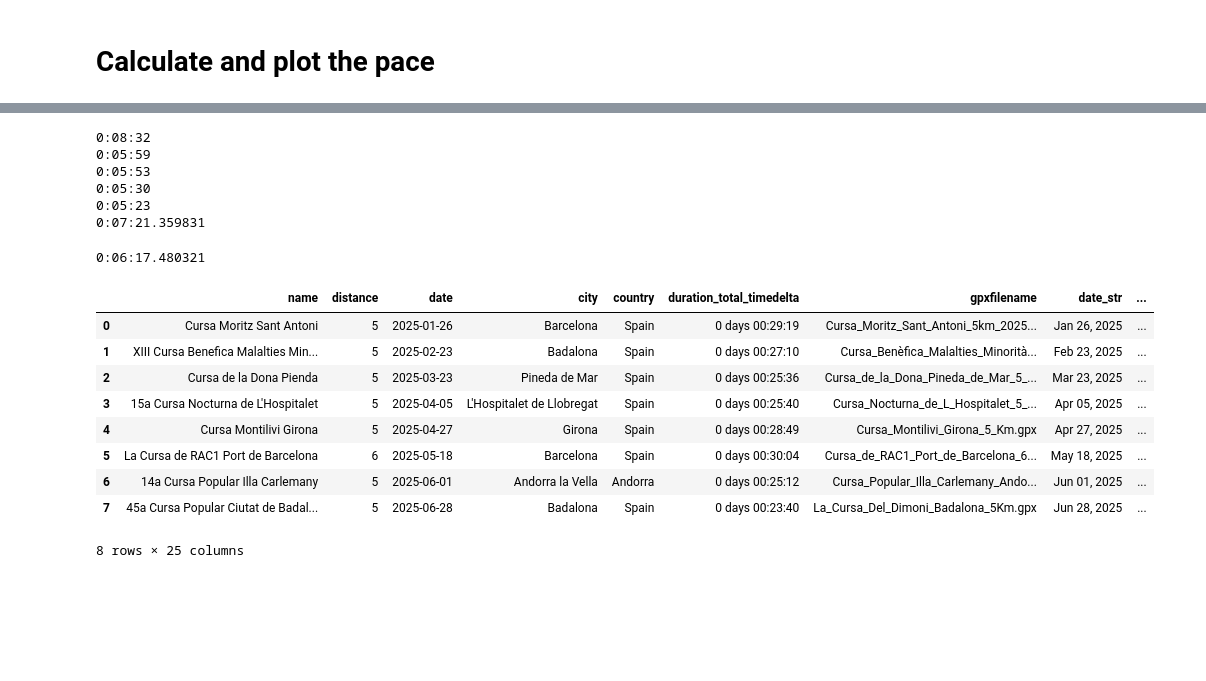
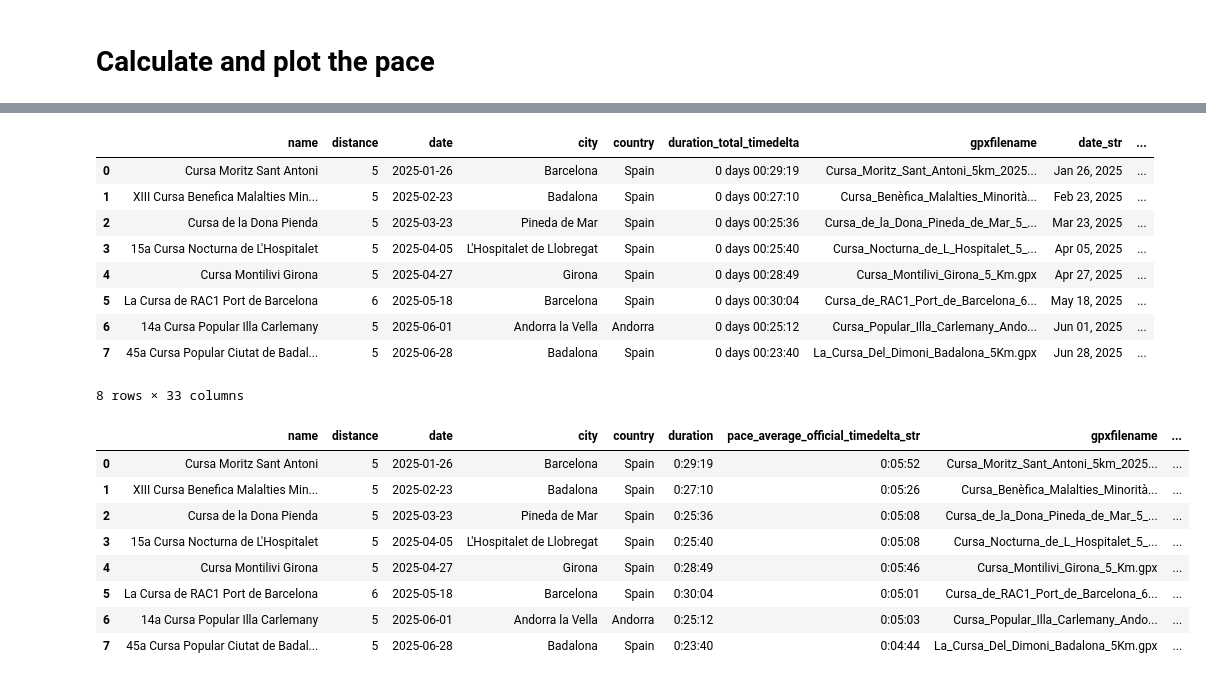
Before and after one commit to alexandru-cohal/RaceResultsVisualizer, a Jupyter notebook: data_analysis.ipynb, the cells around one changed output, grey strips where cells are left out. Saved outputs shown, nothing was run; the diff lists cells and outputs as text; code cells hidden in the pictures; blank space fills up the shorter version.

Commit message:
Process the average official pace from the .CSV file. Add to the pace plot horizontal lines for marking the average calculated time and the average official time. Update the Jupyter Notebook.

```diff
--- a/data_analysis.ipynb
+++ b/data_analysis.ipynb
@@ -211,41 +186,13 @@ sum(rhytm) / len(rhytm)
-# %%
-dist_total = 0
-timediff_total_total = 0
-timediff_total = 0
-
-for idx in range(1, len(lat)):
-    # Point0: lat[idx - 1], lon[idx - 1], time[idx - 1]
-    # Point1: lat[idx], lon[idx], time[idx]
-    dist = haversine.haversine((lat[idx - 1], lon[idx - 1]), (lat[idx], lon[idx]))
-    timediff = time[idx] - time[idx - 1]
-
-    dist_total_total += dist
-    timediff_total_total += timediff.seconds
-    dist_total += dist
-    timediff_total += timediff.seconds
-
-    if dist_total > 1:
-        print(timedelta(seconds=timediff_total))
-        dist_total = 0
-        timediff_total = 0
-print(timedelta(seconds=timediff_total / dist_total))
-# %% [output]
-0:08:32
-0:05:59
-0:05:53
-0:05:30
-0:05:23
-0:07:21.359831
-# %%
-print(timedelta(seconds=timediff_total_total / dist_total_total))
-# %% [output]
-0:06:17.480321
 # %%
 import math
 
 df["pace_sec"] = None
 df["pace_timedelta"] = None
 df["pace_timedelta_str"] = None
+df["pace_dist_km"] = None
+df["pace_average_calc_sec"] = None
+df["pace_average_calc_timedelta"] = None
+df["pace_average_calc_timedelta_str"] = None
 
 for idx_row, row in df.iterrows():
     dist_accum_km = row["route_points_dist_accum_km"]
@@ -254,6 +201,7 @@ for idx_row, row in df.iterrows():
     pace_sec = []
     pace_timedelta = []
     pace_timedelta_str = []
+    pace_dist_km = []
     last_km_mark = (None, None, None) # (km_mark, distance, time)
 
     for idx_step, step in enumerate(dist_accum_km):
@@ -265,15 +213,23 @@ for idx_row, row in df.iterrows():
                 pace_sec.append(int(duration_diff / dist_diff))
                 pace_timedelta.append(timedelta(seconds=pace_sec[-1]))
                 pace_timedelta_str.append(datetime.strftime(datetime(2025, 1, 1) + pace_timedelta[-1], "%H:%M:%S"))
+                pace_dist_km.append(dist_diff)
             last_km_mark = (km_current, step, duration_accum_sec[idx_step])
 
     duration_diff = duration_accum_sec[-1] - last_km_mark[2]
     dist_diff = dist_accum_km[-1] - last_km_mark[1]
     pace_sec.append(int(duration_diff / dist_diff))
+    pace_dist.append(dist_diff)
 
     df.at[idx_row, "pace_sec"] = np.array(pace_sec)
     df.at[idx_row, "pace_timedelta"] = np.array(pace_timedelta)
     df.at[idx_row, "pace_timedelta_str"] = np.array(pace_timedelta_str)
+    df.at[idx_row, "pace_dist_km"] = np.array(pace_dist_km)
+
+    pace_average = duration_accum_sec[-1] / dist_accum_km[-1]
+    df.at[idx_row, "pace_average_calc_sec"] = int(pace_average)
+    df.at[idx_row, "pace_average_calc_timedelta"] = timedelta(seconds=int(pace_average))
+    df.at[idx_row, "pace_average_calc_timedelta_str"] = datetime.strftime(datetime(2025, 1, 1) + timedelta(seconds=int(pace_average)), "%H:%M:%S")
 # %%
 df
 # %% [output]
@@ -286,4 +242,27 @@ df
 | 5 | La Cursa de RAC1 Port de Barcelona | 6 | 2025-05-18 | Barcelona | Spain | 0 days 00:30:04 | Cursa_de_RAC1_Port_de_Barcelona_6... | May 18, 2025 | ... |
 | 6 | 14a Cursa Popular Illa Carlemany | 5 | 2025-06-01 | Andorra la Vella | Andorra | 0 days 00:25:12 | Cursa_Popular_Illa_Carlemany_Ando... | Jun 01, 2025 | ... |
 | 7 | 45a Cursa Popular Ciutat de Badal... | 5 | 2025-06-28 | Badalona | Spain | 0 days 00:23:40 | La_Cursa_Del_Dimoni_Badalona_5Km.gpx | Jun 28, 2025 | ... |
-8 rows × 25 columns
+8 rows × 33 columns
+# %%
+def from_str_to_timedelta_pace(row):
+    duration = datetime.strptime(row["pace_average_official_timedelta_str"], "%H:%M:%S")
+    duration = timedelta(hours=duration.hour,
+                         minutes=duration.minute,
+                         seconds=duration.second)
+    return duration
+
+df = df.rename(columns={"pace": "pace_average_official_timedelta_str"})
+df["pace_average_official_timedelta"] = df.apply(from_str_to_timedelta_pace, axis=1)
+df["pace_average_official_sec"] = df.apply(lambda row: int(row["pace_average_official_timedelta"].total_seconds()), axis=1)
+# %%
+df
+# %% [output]
+|  | name | distance | date | city | country | duration | pace_average_official_timedelta_str | gpxfilename | ... |
+| 0 | Cursa Moritz Sant Antoni | 5 | 2025-01-26 | Barcelona | Spain | 0:29:19 | 0:05:52 | Cursa_Moritz_Sant_Antoni_5km_2025... | ... |
+| 1 | XIII Cursa Benefica Malalties Min... | 5 | 2025-02-23 | Badalona | Spain | 0:27:10 | 0:05:26 | Cursa_Benèfica_Malalties_Minorità... | ... |
+| 2 | Cursa de la Dona Pienda | 5 | 2025-03-23 | Pineda de Mar | Spain | 0:25:36 | 0:05:08 | Cursa_de_la_Dona_Pineda_de_Mar_5_... | ... |
+| 3 | 15a Cursa Nocturna de L'Hospitalet | 5 | 2025-04-05 | L'Hospitalet de Llobregat | Spain | 0:25:40 | 0:05:08 | Cursa_Nocturna_de_L_Hospitalet_5_... | ... |
+| 4 | Cursa Montilivi Girona | 5 | 2025-04-27 | Girona | Spain | 0:28:49 | 0:05:46 | Cursa_Montilivi_Girona_5_Km.gpx | ... |
+| 5 | La Cursa de RAC1 Port de Barcelona | 6 | 2025-05-18 | Barcelona | Spain | 0:30:04 | 0:05:01 | Cursa_de_RAC1_Port_de_Barcelona_6... | ... |
+| 6 | 14a Cursa Popular Illa Carlemany | 5 | 2025-06-01 | Andorra la Vella | Andorra | 0:25:12 | 0:05:03 | Cursa_Popular_Illa_Carlemany_Ando... | ... |
+| 7 | 45a Cursa Popular Ciutat de Badal... | 5 | 2025-06-28 | Badalona | Spain | 0:23:40 | 0:04:44 | La_Cursa_Del_Dimoni_Badalona_5Km.gpx | ... |
```
Also changed, not shown: parts of 4 cells of this notebook, 2 other files.
